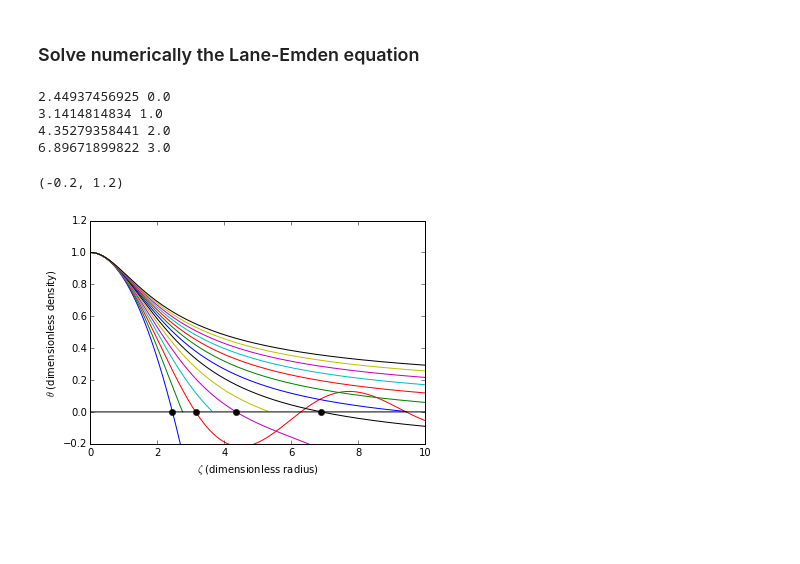
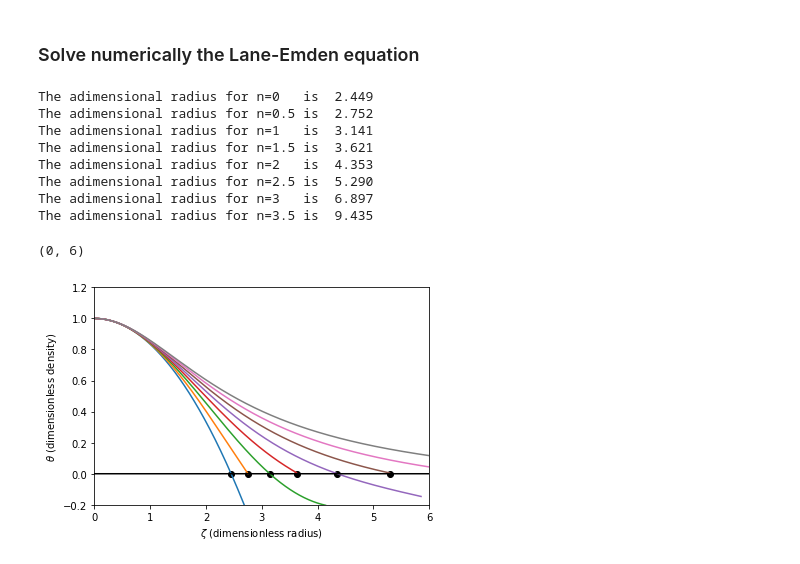
Before and after one commit to mbadenas/Stellar-Astrophysics, a Jupyter notebook: Lane-Emden Equation.ipynb, the cells around one changed output. Drawn from its saved outputs; the diff is of its cells as text; code cells hidden in the pictures; blank space fills up the shorter version.

```diff
--- a/Lane-Emden Equation.ipynb
+++ b/Lane-Emden Equation.ipynb
@@ -15,28 +15,42 @@ def df(x,e,n): #x=[theta,y]  ;  e=epsilon
     return d
 # %%
 theta0=np.array([1.,0.])
-e = np.linspace(0.0000001,10,100000)
+e = np.linspace(1e-7,10,10**5)
 nvec = np.arange(0,7,0.5)
 plt.figure(1)
 for n in nvec:
     lm = odeint(df, theta0, e, args=(n,))
-    plt.plot(e, lm[:,0])
     sign = lm[1:,0]*lm[:-1,0]
     zeropos = np.where(sign<0)[0]
     if len(zeropos)>0:
         zero = (e[zeropos[0]-1]+e[zeropos[0]])/2
         plt.plot(zero,0,'ko')
-        print zero,n
-
+        print 'The adimensional radius for n=%.1g   is  %.3f' %(n,zero)
+        endplot = zeropos[0]+5000*int(n+1)
+        plt.plot(e[:endplot], lm[:endplot,0])
+    else:
+        boolean = np.isnan(lm[:,0])
+        sign = boolean[1:]+boolean[:-1]
+        zeropos = np.where(sign)[0]
+        if len(zeropos)>0:
+            zero = (e[zeropos[0]-1]+e[zeropos[0]])/2
+            plt.plot(zero,0,'ko')
+            print 'The adimensional radius for n=%.1f is  %.3f' %(n,zero)
+            plt.plot(e[:zeropos[0]+1], lm[:zeropos[0]+1,0])
 
 plt.plot(e,np.zeros(len(e)),'k')
 plt.xlabel(r"$\zeta$ (dimensionless radius)")
 plt.ylabel(r"$\theta$ (dimensionless density)")
 plt.ylim([-0.2,1.2])
+plt.xlim([0,6])
 # %% [output]
-2.44937456925 0.0
-3.1414814834 1.0
-4.35279358441 2.0
-6.89671899822 3.0
+The adimensional radius for n=0   is  2.449
+The adimensional radius for n=0.5 is  2.752
+The adimensional radius for n=1   is  3.141
+The adimensional radius for n=1.5 is  3.621
+The adimensional radius for n=2   is  4.353
+The adimensional radius for n=2.5 is  5.290
+The adimensional radius for n=3   is  6.897
+The adimensional radius for n=3.5 is  9.435
-(-0.2, 1.2)
+(0, 6)
-[figure, old version]
+[figure, new version]
```
Also changed, not shown: parts of 2 cells of this notebook.
